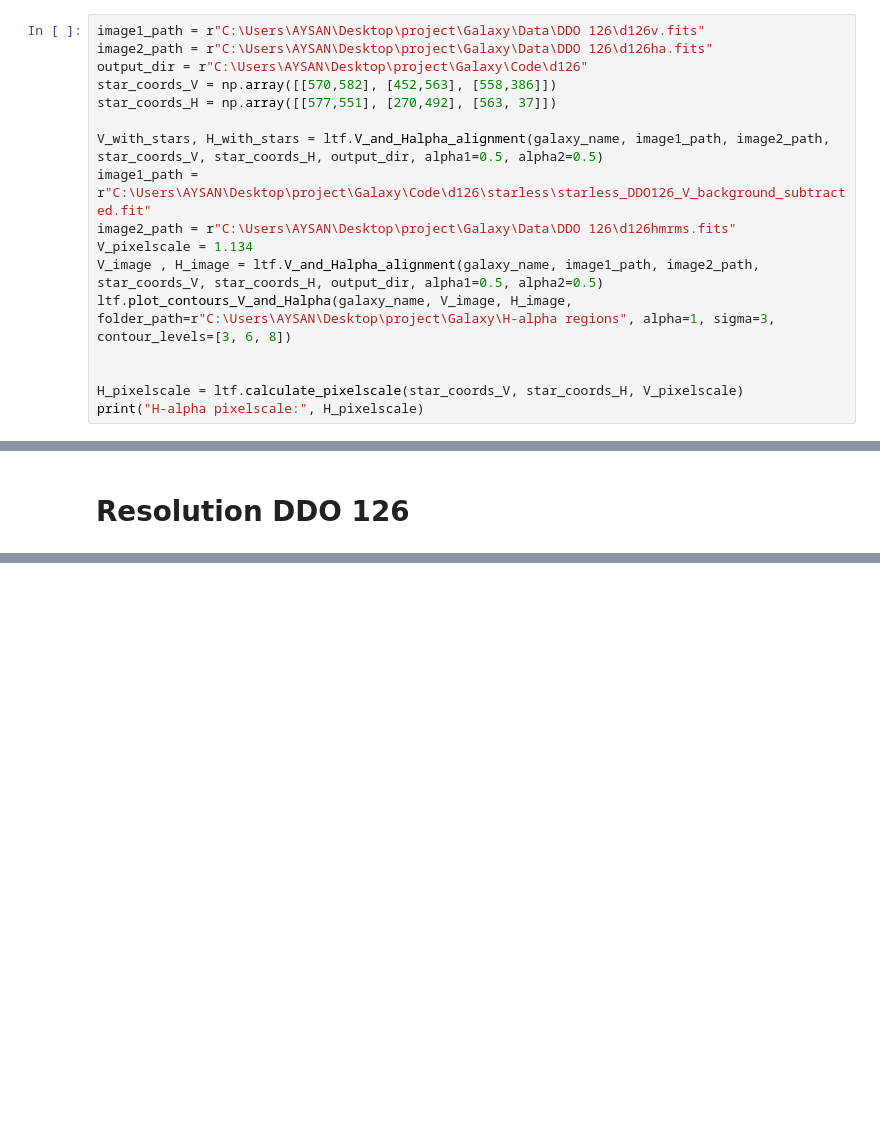
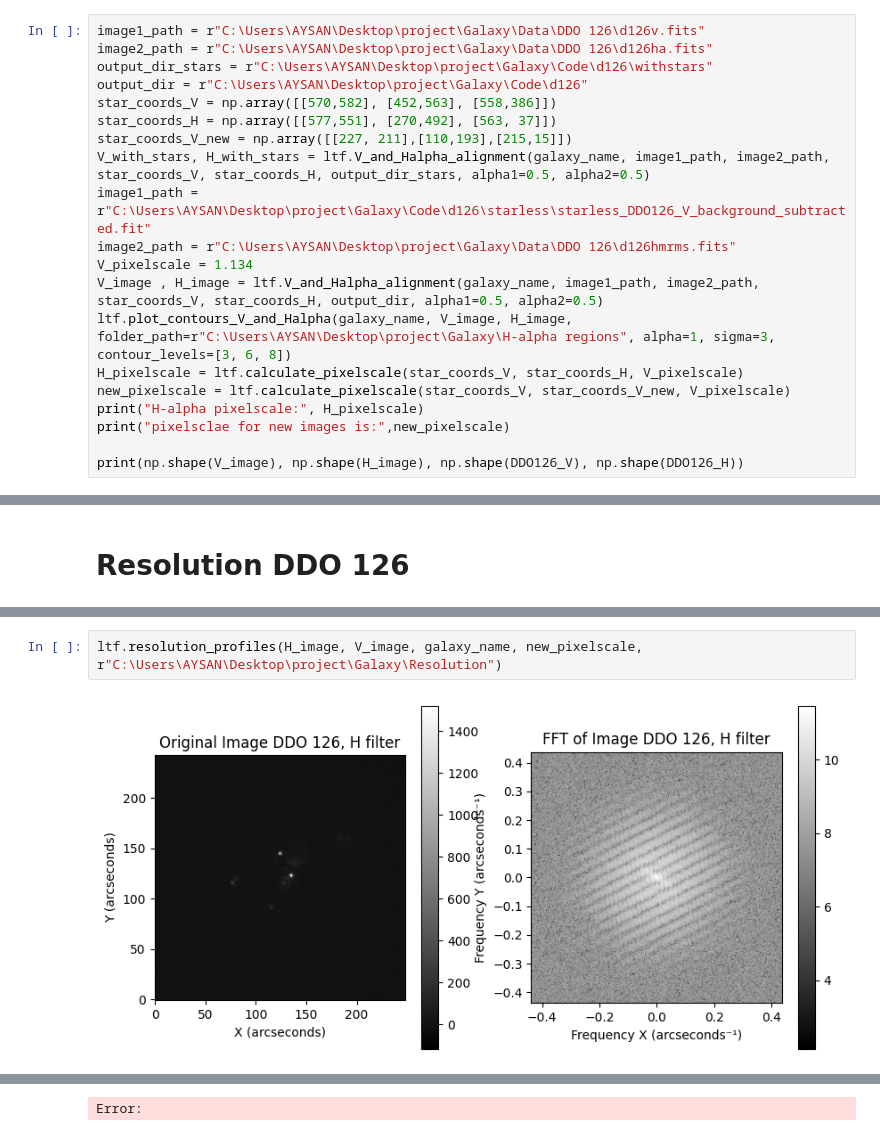
Before and after one commit to SUT-LTG/Aysan-Little-Things, a Jupyter notebook: H alpha codes/H-alpha-d126.ipynb, the cells around one changed output, grey strips where cells are left out. Cells and saved outputs as stored; diff of their text form; blank space fills up the shorter version.

Commit message:
H-alpha codes had minor changes

```diff
--- a/H alpha codes/H-alpha-d126.ipynb
+++ b/H alpha codes/H-alpha-d126.ipynb
@@ -60,20 +60,23 @@ plt.show()
 # %%
 image1_path = r"C:\Users\AYSAN\Desktop\project\Galaxy\Data\DDO 126\d126v.fits"
 image2_path = r"C:\Users\AYSAN\Desktop\project\Galaxy\Data\DDO 126\d126ha.fits"
+output_dir_stars = r"C:\Users\AYSAN\Desktop\project\Galaxy\Code\d126\withstars"
 output_dir = r"C:\Users\AYSAN\Desktop\project\Galaxy\Code\d126"
 star_coords_V = np.array([[570,582], [452,563], [558,386]])
 star_coords_H = np.array([[577,551], [270,492], [563, 37]])
-
-V_with_stars, H_with_stars = ltf.V_and_Halpha_alignment(galaxy_name, image1_path, image2_path, star_coords_V, star_coords_H, output_dir, alpha1=0.5, alpha2=0.5)
+star_coords_V_new = np.array([[227, 211],[110,193],[215,15]])
+V_with_stars, H_with_stars = ltf.V_and_Halpha_alignment(galaxy_name, image1_path, image2_path, star_coords_V, star_coords_H, output_dir_stars, alpha1=0.5, alpha2=0.5)
 image1_path = r"C:\Users\AYSAN\Desktop\project\Galaxy\Code\d126\starless\starless_DDO126_V_background_subtracted.fit"
 image2_path = r"C:\Users\AYSAN\Desktop\project\Galaxy\Data\DDO 126\d126hmrms.fits"
 V_pixelscale = 1.134
 V_image , H_image = ltf.V_and_Halpha_alignment(galaxy_name, image1_path, image2_path, star_coords_V, star_coords_H, output_dir, alpha1=0.5, alpha2=0.5)
 ltf.plot_contours_V_and_Halpha(galaxy_name, V_image, H_image, folder_path=r"C:\Users\AYSAN\Desktop\project\Galaxy\H-alpha regions", alpha=1, sigma=3, contour_levels=[3, 6, 8])
+H_pixelscale = ltf.calculate_pixelscale(star_coords_V, star_coords_H, V_pixelscale)
+new_pixelscale = ltf.calculate_pixelscale(star_coords_V, star_coords_V_new, V_pixelscale)
+print("H-alpha pixelscale:", H_pixelscale)
+print("pixelsclae for new images is:",new_pixelscale)
 
-
-H_pixelscale = ltf.calculate_pixelscale(star_coords_V, star_coords_H, V_pixelscale)
-print("H-alpha pixelscale:", H_pixelscale)
+print(np.shape(V_image), np.shape(H_image), np.shape(DDO126_V), np.shape(DDO126_H))
 # %% [output]
 [figure]
 [figure]
@@ -227,0 +89,4 @@ plt.show()
+# %%
+ltf.resolution_profiles(H_image, V_image, galaxy_name, new_pixelscale, r"C:\Users\AYSAN\Desktop\project\Galaxy\Resolution")
+# %% [output]
+[figure, added]
@@ -227,0 +98 @@ plt.show()
+Error:
```
Also changed, not shown: parts of 3 cells of this notebook, 1 other file.
